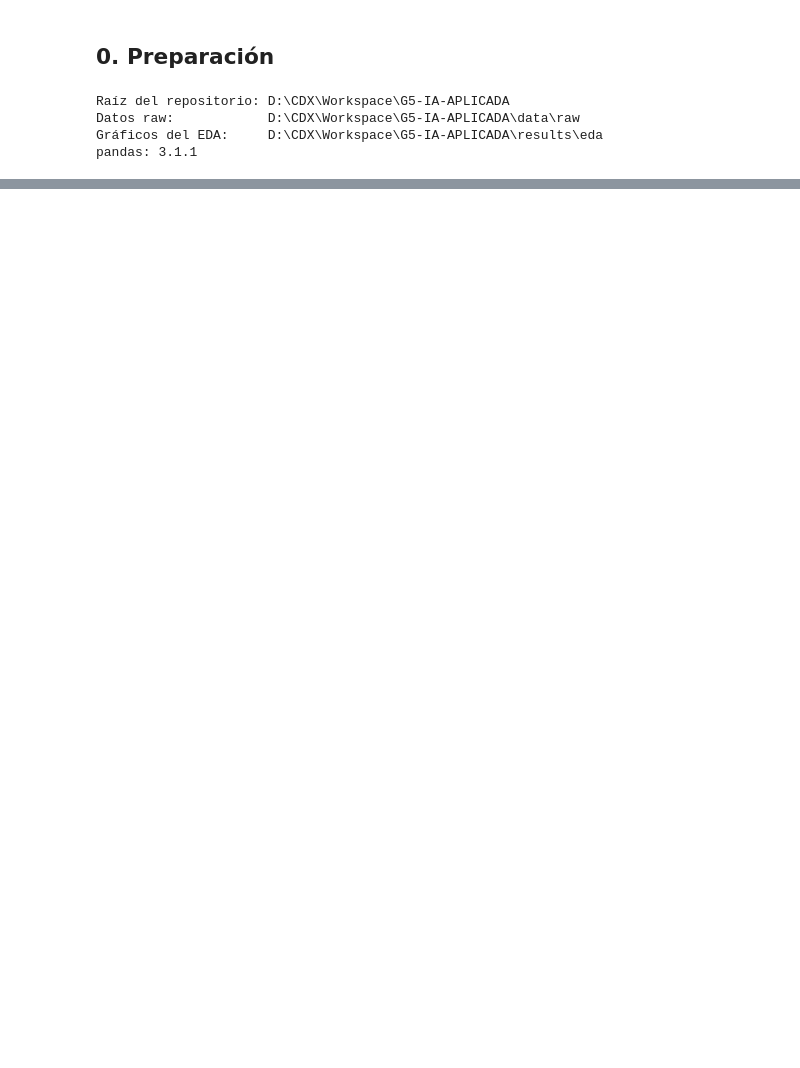
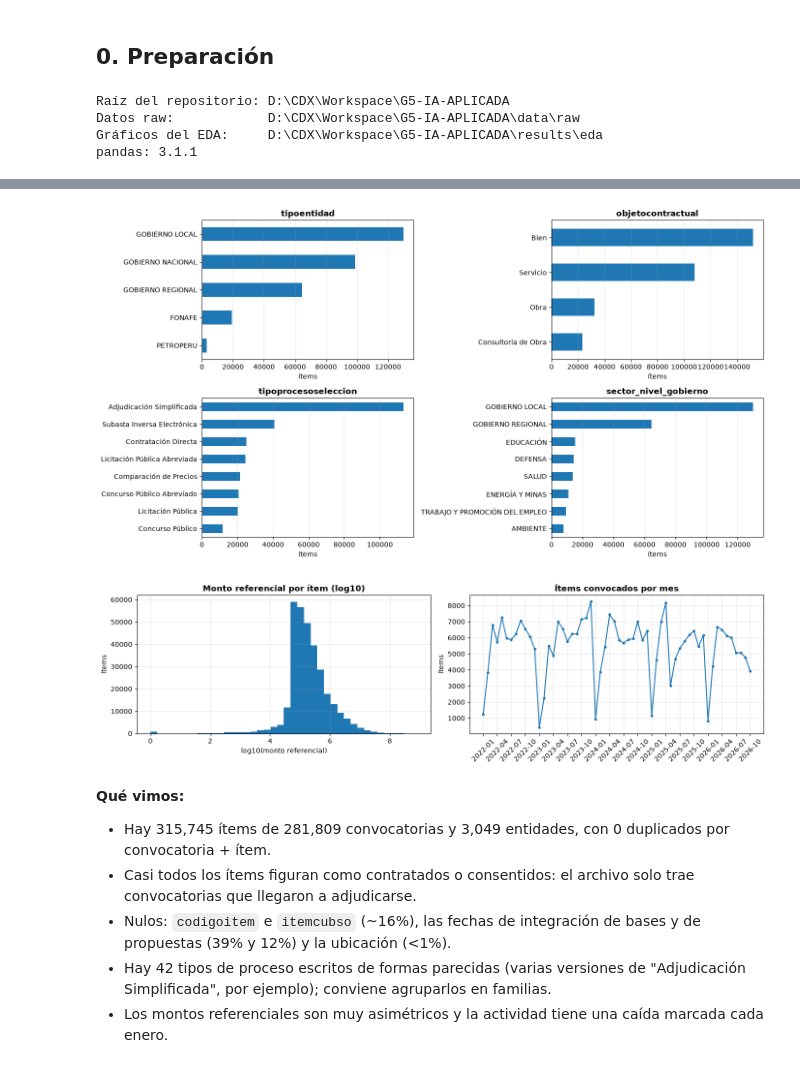
Before and after one commit to CyndxTs/G5-IA-APLICADA, a Jupyter notebook: notebooks/01_eda.ipynb, the cells around one changed output, grey strips where cells are left out. Drawn from its saved outputs; the diff is of its cells as text; code cells hidden in the pictures; blank space fills up the shorter version.

```diff
--- a/notebooks/01_eda.ipynb
+++ b/notebooks/01_eda.ipynb
@@ -630,0 +65,17 @@ Contratos (RUC propio): 13,854 | con sanción del proveedor en los 12 meses sigu
+# %%
+inventario = ex.inventario_archivos()
+display(inventario.groupby("carpeta").agg(archivos=("archivo", "size"), tamaño_MB=("tamaño_MB", "sum")))
+
+fuentes = {c: ex.leer_anuales(c) for c in ["convocatorias", "adjudicaciones", "ofertantes",
+                                           "contratos", "ampliaciones", "arbitraje"]}
+tabla_archivos = ex.tabla_archivos(fuentes)
+display(tabla_archivos)
+
+distintos = tabla_archivos.loc[tabla_archivos["diferencias_con_el_primer_año"] != "-", "archivo"].tolist()
+vacios = tabla_archivos.loc[tabla_archivos["filas"] == 0, "archivo"].tolist()
+mostrar(f"""
+**Qué vimos:**
+- Hay {len(inventario)} archivos en {inventario['carpeta'].nunique()} carpetas ({inventario['tamaño_MB'].sum():,.0f} MB). Las fuentes del SEACE traen un archivo por año, de 2022 a 2026; penalidades, sancionados y entidades traen un solo CSV, y el RNP un `.xls`.
+- Dentro de cada fuente, todos los años tienen las mismas columnas{' (archivos con diferencias: ' + ', '.join(distintos) + ')' if distintos else ''} y los encabezados vienen en mayúsculas; los pasamos a minúscula para juntar los años.
+- {('Archivos vacíos: ' + ', '.join(vacios) + '.') if vacios else 'No hay archivos vacíos.'} Los archivos de 2026 son más pequeños porque el año todavía no termina.
+""")
@@ -630,0 +138,20 @@ Contratos (RUC propio): 13,854 | con sanción del proveedor en los 12 meses sigu
+# %%
+convocatorias = ex.preparar_convocatorias(fuentes["convocatorias"][0])
+perfil_convocatorias = ex.perfil_columnas(convocatorias)
+display(perfil_convocatorias)
+dup_conv = int(convocatorias.duplicated(ex.CLAVE_ITEM).sum())
+
+ex.graficar_categoricas_convocatorias(convocatorias)
+plt.show()
+ex.graficar_montos_fechas_convocatorias(convocatorias)
+plt.show()
+
+mostrar(f"""
+**Qué vimos:**
+- Hay {len(convocatorias):,} ítems de {convocatorias['codigoconvocatoria'].nunique():,} convocatorias y {convocatorias['codigoentidad'].nunique():,} entidades, con {dup_conv} duplicados por convocatoria + ítem.
+- Casi todos los ítems figuran como contratados o consentidos: el archivo solo trae convocatorias que llegaron a adjudicarse.
+- Nulos: `codigoitem` e `itemcubso` (~{perfil_convocatorias.loc['codigoitem', '%_nulos']:.0f}%), las fechas de integración de bases y de propuestas ({perfil_convocatorias.loc['fechaintegracionbases', '%_nulos']:.0f}% y {perfil_convocatorias.loc['fechapresentacionpropuesta', '%_nulos']:.0f}%) y la ubicación (<1%).
+- Hay {convocatorias['tipoprocesoseleccion'].nunique()} tipos de proceso escritos de formas parecidas (varias versiones de "Adjudicación Simplificada", por ejemplo); conviene agruparlos en familias.
+- Los montos referenciales son muy asimétricos y la actividad tiene una caída marcada cada enero.
+""")
+# %% [output]
@@ -630,0 +176,9 @@ Contratos (RUC propio): 13,854 | con sanción del proveedor en los 12 meses sigu
+[figure, added]
+[figure, added]
+
+**Qué vimos:**
+- Hay 315,745 ítems de 281,809 convocatorias y 3,049 entidades, con 0 duplicados por convocatoria + ítem.
+- Casi todos los ítems figuran como contratados o consentidos: el archivo solo trae convocatorias que llegaron a adjudicarse.
+- Nulos: `codigoitem` e `itemcubso` (~16%), las fechas de integración de bases y de propuestas (39% y 12%) y la ubicación (<1%).
+- Hay 42 tipos de proceso escritos de formas parecidas (varias versiones de "Adjudicación Simplificada", por ejemplo); conviene agruparlos en familias.
+- Los montos referenciales son muy asimétricos y la actividad tiene una caída marcada cada enero.
```
Also changed, not shown: parts of 61 cells of this notebook, 18 other files.
